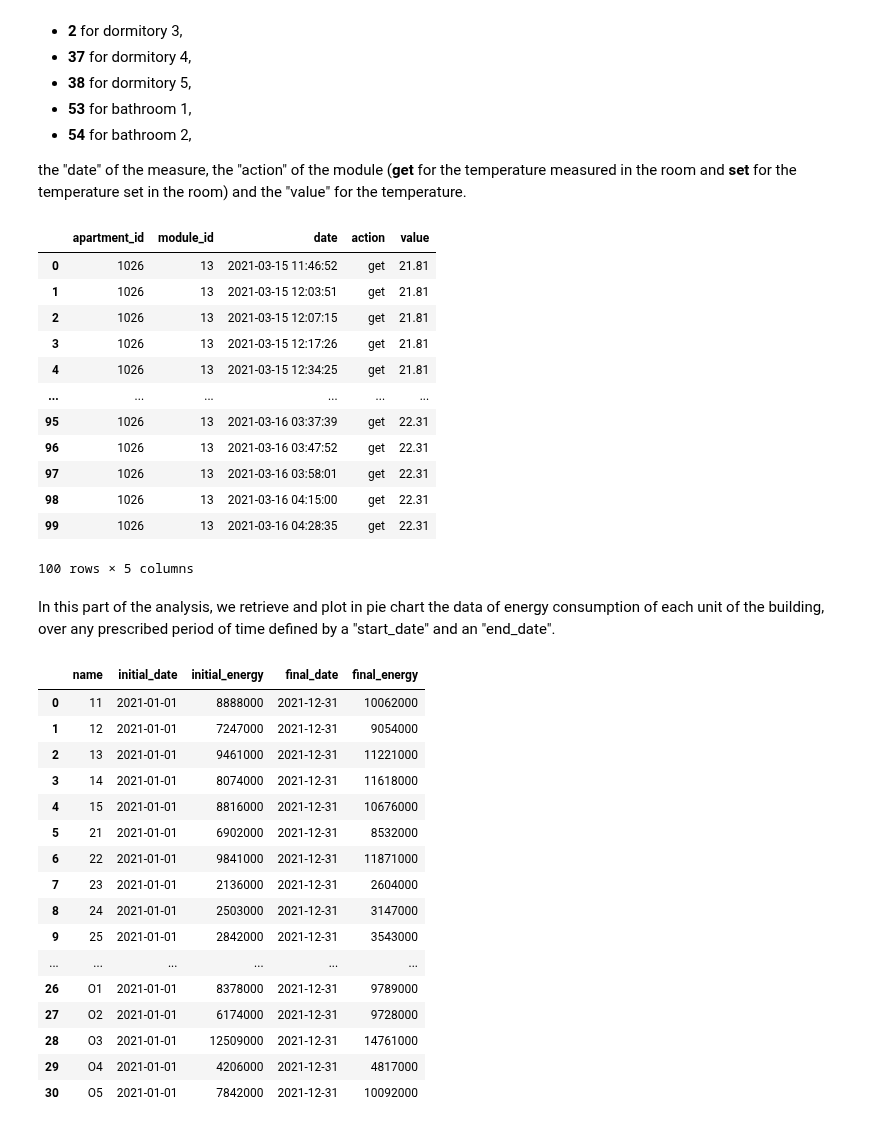
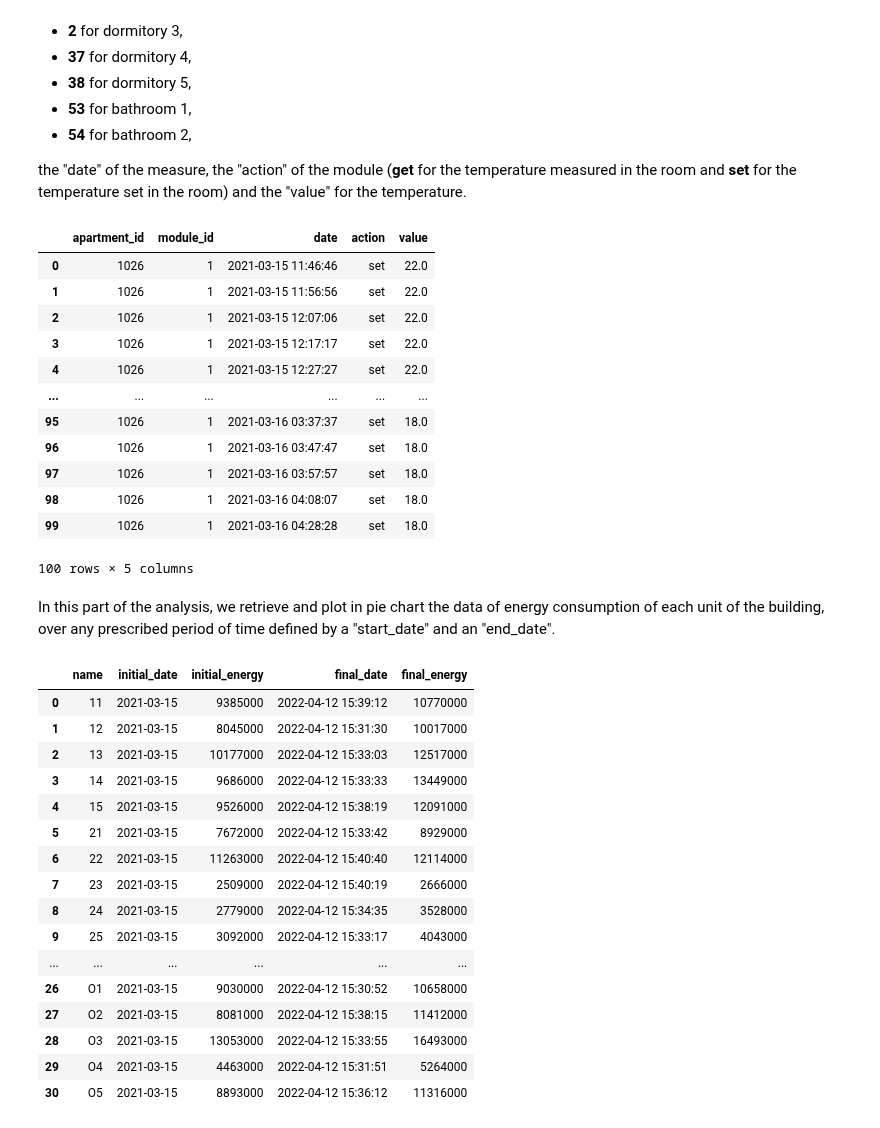
Before and after one commit to rtiedra/data-science, a Jupyter notebook: building_heating/building_heating.ipynb, the cells around one changed output. Cells and saved outputs as stored; diff of their text form; code cells hidden in the pictures.

```diff
--- a/building_heating/building_heating.ipynb
+++ b/building_heating/building_heating.ipynb
@@ -157,67 +157,67 @@ the "date" of the measure, the "action" of the module (<b>get</b> for the temper
 # %%
 # Read the first 100 rows of Temperatures table into a DataFrame "df_temp"
 
-df_temp = pd.read_sql('SELECT * FROM Temperatures WHERE action="get" LIMIT 100', engine)
+df_temp = pd.read_sql('SELECT * FROM Temperatures LIMIT 100', engine)
 df_temp
 # %% [output]
 |  | apartment_id | module_id | date | action | value |
-| 0 | 1026 | 13 | 2021-03-15 11:46:52 | get | 21.81 |
-| 1 | 1026 | 13 | 2021-03-15 12:03:51 | get | 21.81 |
-| 2 | 1026 | 13 | 2021-03-15 12:07:15 | get | 21.81 |
-| 3 | 1026 | 13 | 2021-03-15 12:17:26 | get | 21.81 |
-| 4 | 1026 | 13 | 2021-03-15 12:34:25 | get | 21.81 |
+| 0 | 1026 | 1 | 2021-03-15 11:46:46 | set | 22.0 |
+| 1 | 1026 | 1 | 2021-03-15 11:56:56 | set | 22.0 |
+| 2 | 1026 | 1 | 2021-03-15 12:07:06 | set | 22.0 |
+| 3 | 1026 | 1 | 2021-03-15 12:17:17 | set | 22.0 |
+| 4 | 1026 | 1 | 2021-03-15 12:27:27 | set | 22.0 |
 | ... | ... | ... | ... | ... | ... |
-| 95 | 1026 | 13 | 2021-03-16 03:37:39 | get | 22.31 |
-| 96 | 1026 | 13 | 2021-03-16 03:47:52 | get | 22.31 |
-| 97 | 1026 | 13 | 2021-03-16 03:58:01 | get | 22.31 |
-| 98 | 1026 | 13 | 2021-03-16 04:15:00 | get | 22.31 |
-| 99 | 1026 | 13 | 2021-03-16 04:28:35 | get | 22.31 |
+| 95 | 1026 | 1 | 2021-03-16 03:37:37 | set | 18.0 |
+| 96 | 1026 | 1 | 2021-03-16 03:47:47 | set | 18.0 |
+| 97 | 1026 | 1 | 2021-03-16 03:57:57 | set | 18.0 |
+| 98 | 1026 | 1 | 2021-03-16 04:08:07 | set | 18.0 |
+| 99 | 1026 | 1 | 2021-03-16 04:28:28 | set | 18.0 |
 100 rows × 5 columns
 # %% [markdown]
 In this part of the analysis, we retrieve and plot in pie chart the data of energy consumption of each unit of the building, over any prescribed period of time defined by a "start_date" and an "end_date".
 # %%
 # Set start_date and end_date for the DataFrame of energy consumption
 
-start_date = '"2021-01-01"'
-end_date = '"2021-12-31"'
+start_date = '"2021-03-15"'
+end_date = '"2022-12-31"'
 
 # Read, for each unit of the building, the first energy after the start date into a DataFrame "df_start"
 
 df_start = pd.read_sql('SELECT Apartments.name, Power.date AS initial_date, Power.value AS initial_energy \
                    FROM Power INNER JOIN Apartments ON Power.apartment_id=Apartments.esmart_id \
                    WHERE Power.module_id=18 AND Power.date>=%s \
                    GROUP BY Apartments.name' % start_date, engine)
 
 # Read, for each unit of the building, the last energy before the end date into a DataFrame "df_end"
 
 df_end = pd.read_sql('SELECT Apartments.name, Power.date AS final_date, Power.value AS final_energy \
                    FROM Power INNER JOIN Apartments ON Power.apartment_id=Apartments.esmart_id \
                    WHERE Power.module_id=18 AND Power.date<=%s \
                    ORDER BY Power.date DESC LIMIT 31' % end_date, engine)
 
 # Merging 'df_start' and 'df_end' into a DataFrame 'df_energy' (using 'name' as key)
 # (in 2018 there are missing measures; the first measure for unit "O2" is at initial_date "2018-10-10")
 
 df_energy = pd.merge(df_start, df_end, how='left', on='name')
 df_energy
 # %% [output]
 |  | name | initial_date | initial_energy | final_date | final_energy |
-| 0 | 11 | 2021-01-01 | 8888000 | 2021-12-31 | 10062000 |
-| 1 | 12 | 2021-01-01 | 7247000 | 2021-12-31 | 9054000 |
-| 2 | 13 | 2021-01-01 | 9461000 | 2021-12-31 | 11221000 |
-| 3 | 14 | 2021-01-01 | 8074000 | 2021-12-31 | 11618000 |
-| 4 | 15 | 2021-01-01 | 8816000 | 2021-12-31 | 10676000 |
-| 5 | 21 | 2021-01-01 | 6902000 | 2021-12-31 | 8532000 |
-| 6 | 22 | 2021-01-01 | 9841000 | 2021-12-31 | 11871000 |
-| 7 | 23 | 2021-01-01 | 2136000 | 2021-12-31 | 2604000 |
-| 8 | 24 | 2021-01-01 | 2503000 | 2021-12-31 | 3147000 |
-| 9 | 25 | 2021-01-01 | 2842000 | 2021-12-31 | 3543000 |
+| 0 | 11 | 2021-03-15 | 9385000 | 2022-04-12 15:39:12 | 10770000 |
+| 1 | 12 | 2021-03-15 | 8045000 | 2022-04-12 15:31:30 | 10017000 |
+| 2 | 13 | 2021-03-15 | 10177000 | 2022-04-12 15:33:03 | 12517000 |
+| 3 | 14 | 2021-03-15 | 9686000 | 2022-04-12 15:33:33 | 13449000 |
+| 4 | 15 | 2021-03-15 | 9526000 | 2022-04-12 15:38:19 | 12091000 |
+| 5 | 21 | 2021-03-15 | 7672000 | 2022-04-12 15:33:42 | 8929000 |
+| 6 | 22 | 2021-03-15 | 11263000 | 2022-04-12 15:40:40 | 12114000 |
+| 7 | 23 | 2021-03-15 | 2509000 | 2022-04-12 15:40:19 | 2666000 |
+| 8 | 24 | 2021-03-15 | 2779000 | 2022-04-12 15:34:35 | 3528000 |
+| 9 | 25 | 2021-03-15 | 3092000 | 2022-04-12 15:33:17 | 4043000 |
 | ... | ... | ... | ... | ... | ... |
-| 26 | O1 | 2021-01-01 | 8378000 | 2021-12-31 | 9789000 |
-| 27 | O2 | 2021-01-01 | 6174000 | 2021-12-31 | 9728000 |
-| 28 | O3 | 2021-01-01 | 12509000 | 2021-12-31 | 14761000 |
-| 29 | O4 | 2021-01-01 | 4206000 | 2021-12-31 | 4817000 |
-| 30 | O5 | 2021-01-01 | 7842000 | 2021-12-31 | 10092000 |
+| 26 | O1 | 2021-03-15 | 9030000 | 2022-04-12 15:30:52 | 10658000 |
+| 27 | O2 | 2021-03-15 | 8081000 | 2022-04-12 15:38:15 | 11412000 |
+| 28 | O3 | 2021-03-15 | 13053000 | 2022-04-12 15:33:55 | 16493000 |
+| 29 | O4 | 2021-03-15 | 4463000 | 2022-04-12 15:31:51 | 5264000 |
+| 30 | O5 | 2021-03-15 | 8893000 | 2022-04-12 15:36:12 | 11316000 |
 # %%
 # Pie chart plot of the energy consumption in the building
 
```
Also changed, not shown: parts of 4 cells of this notebook.
